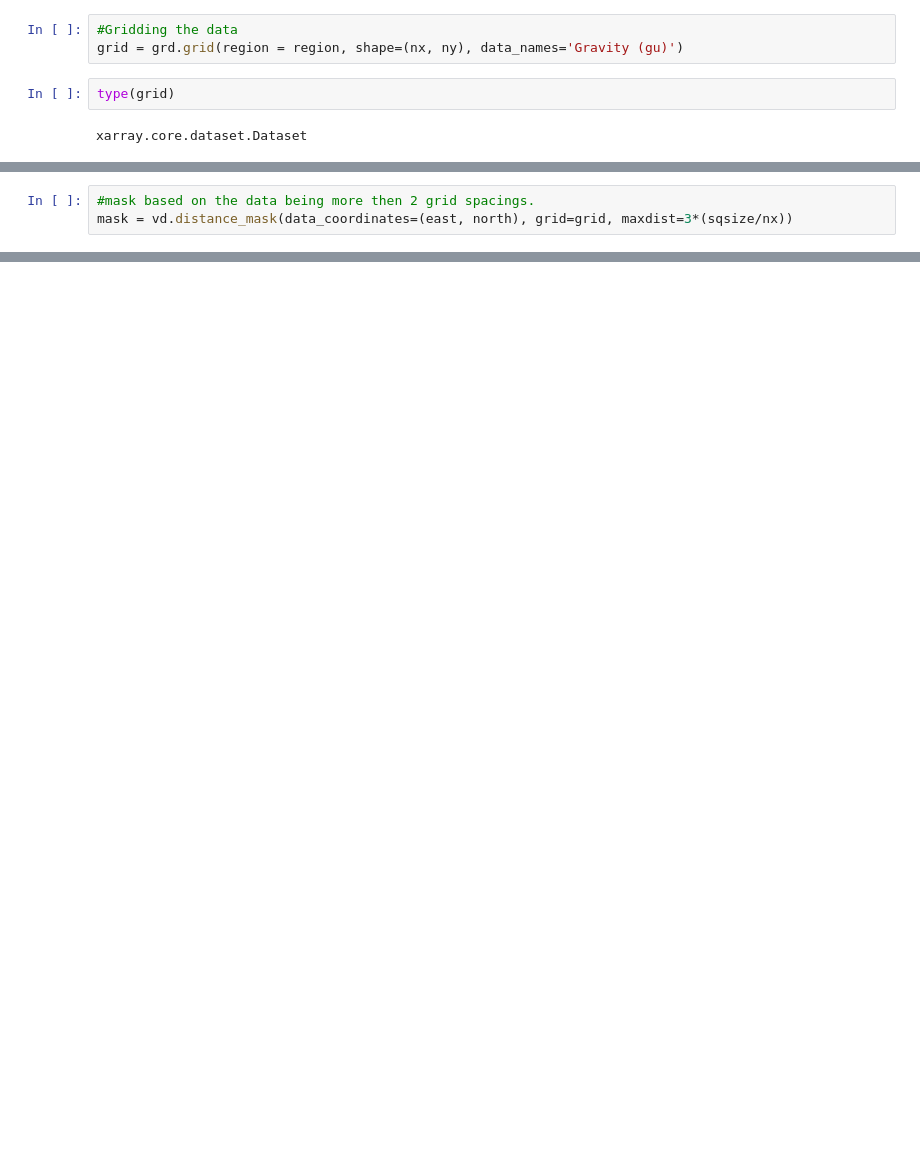
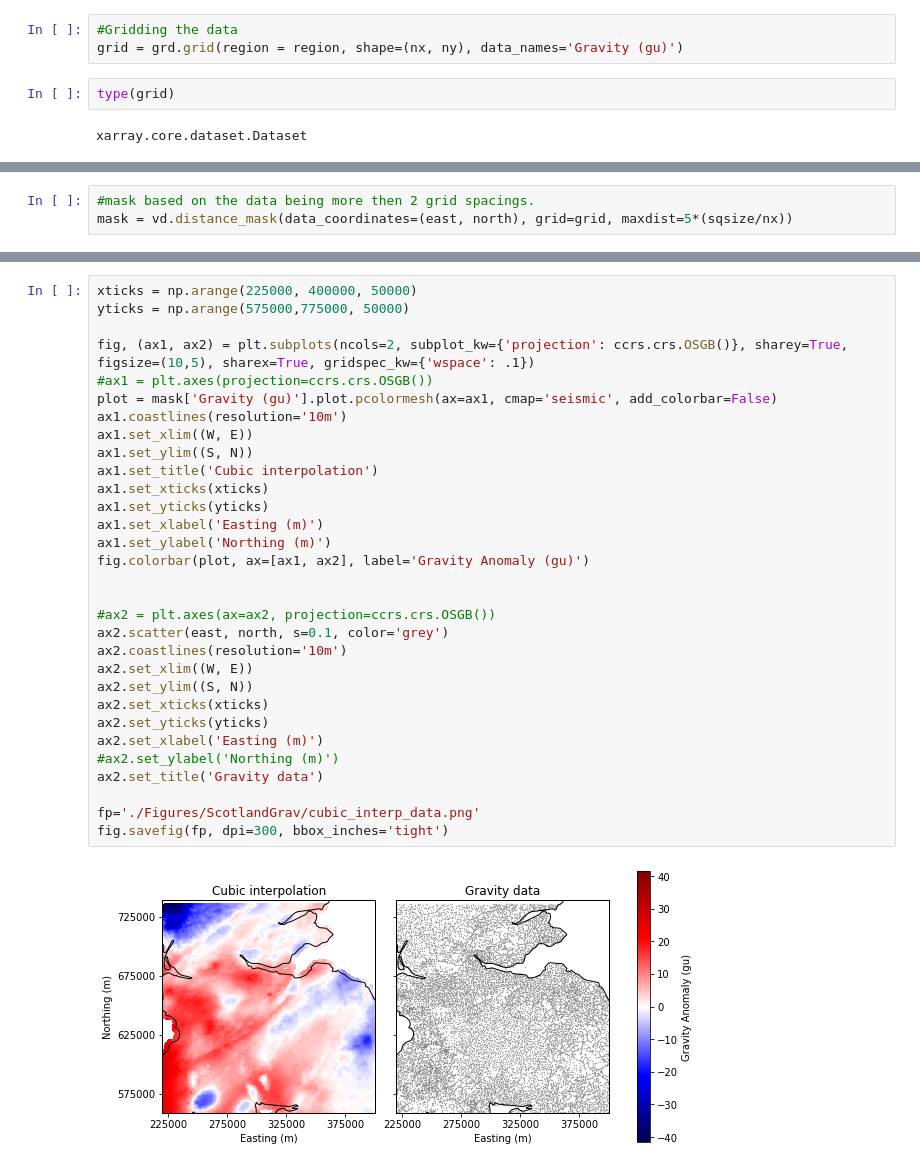
Before and after one commit to Lewis-Khan/Potential_Field_Analysis, a Jupyter notebook: Scotland_Grav_verde.ipynb, the cells around one changed output, grey strips where cells are left out. Drawn from its saved outputs; the diff is of its cells as text; blank space fills up the shorter version.

```diff
--- a/Scotland_Grav_verde.ipynb
+++ b/Scotland_Grav_verde.ipynb
@@ -65,6 +65,6 @@ ax.set_aspect('equal')
 # %%
 #mask based on the data being more then 2 grid spacings.
-mask = vd.distance_mask(data_coordinates=(east, north), grid=grid, maxdist=3*(sqsize/nx))
+mask = vd.distance_mask(data_coordinates=(east, north), grid=grid, maxdist=5*(sqsize/nx))
 # %%
 #Plot the masked data
 fig, ax = plt.subplots(figsize=(7,7),)
@@ -96,0 +97,33 @@ fig.savefig(fp, dpi=300, bbox_inches='tight')
+# %%
+xticks = np.arange(225000, 400000, 50000)
+yticks = np.arange(575000,775000, 50000)
+
+fig, (ax1, ax2) = plt.subplots(ncols=2, subplot_kw={'projection': ccrs.crs.OSGB()}, sharey=True, figsize=(10,5), sharex=True, gridspec_kw={'wspace': .1})
+#ax1 = plt.axes(projection=ccrs.crs.OSGB())
+plot = mask['Gravity (gu)'].plot.pcolormesh(ax=ax1, cmap='seismic', add_colorbar=False)
+ax1.coastlines(resolution='10m')
+ax1.set_xlim((W, E))
+ax1.set_ylim((S, N))
+ax1.set_title('Cubic interpolation')
+ax1.set_xticks(xticks)
+ax1.set_yticks(yticks)
+ax1.set_xlabel('Easting (m)')
+ax1.set_ylabel('Northing (m)')
+fig.colorbar(plot, ax=[ax1, ax2], label='Gravity Anomaly (gu)')
+
+
+#ax2 = plt.axes(ax=ax2, projection=ccrs.crs.OSGB())
+ax2.scatter(east, north, s=0.1, color='grey')
+ax2.coastlines(resolution='10m')
+ax2.set_xlim((W, E))
+ax2.set_ylim((S, N))
+ax2.set_xticks(xticks)
+ax2.set_yticks(yticks)
+ax2.set_xlabel('Easting (m)')
+#ax2.set_ylabel('Northing (m)')
+ax2.set_title('Gravity data')
+
+fp='./Figures/ScotlandGrav/cubic_interp_data.png'
+fig.savefig(fp, dpi=300, bbox_inches='tight')
+# %% [output]
+[figure, added]
```
Also changed, not shown: parts of 8 cells of this notebook, 4 other files.
